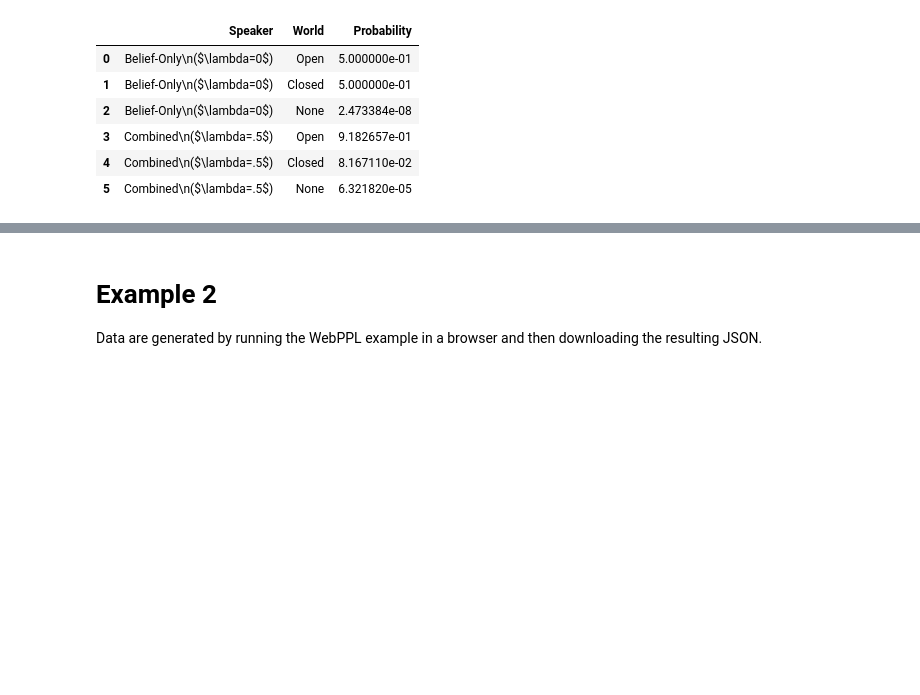
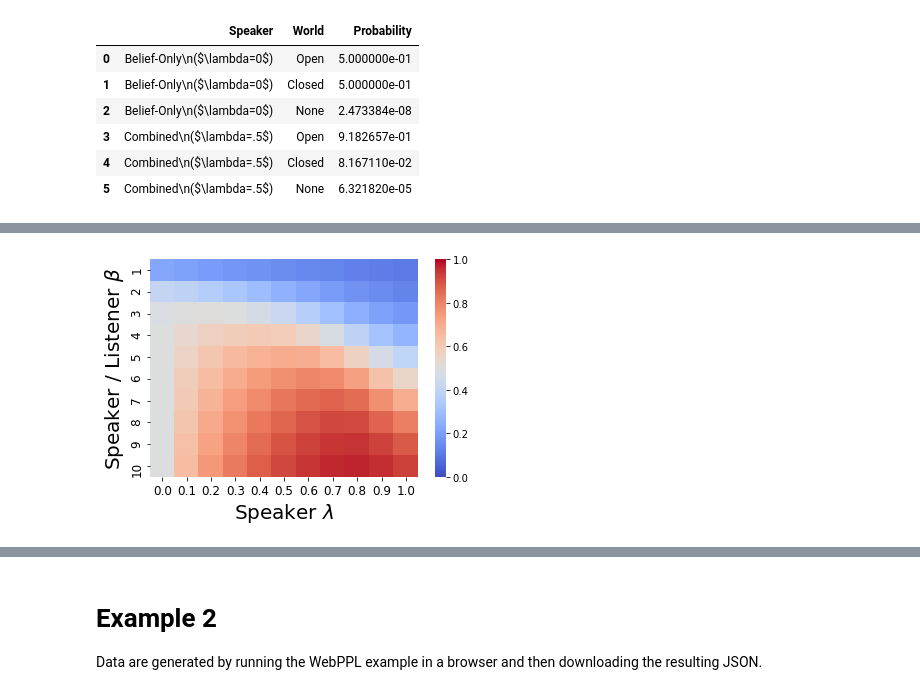
Before and after one commit to tsumers/relevance, a Jupyter notebook: simulation-analysis.ipynb, the cells around one changed output, grey strips where cells are left out. Cells and saved outputs as stored; diff of their text form; code cells hidden in the pictures; blank space fills up the shorter version.

```diff
--- a/simulation-analysis.ipynb
+++ b/simulation-analysis.ipynb
@@ -41,0 +96,14 @@ ex1_df
+# %%
+sns.heatmap(ex1_pivoted, cmap='coolwarm', vmin=0, vmax=1)
+# sns.heatmap(pivoted, cmap='gray', vmin=.5, vmax=1)
+
+# When alpha is too low, the speaker is unreliable and so prior probability that the garage is closed outweighs their utterance.
+# When lambda = 0, there is no reason to believe the garage is open vs closed.
+# Intermediate values of alpha and lambda generate the intuitive inference that the garage is likely open.
+# High values of lambda make the speaker unreliable
+
+plt.xlabel('Speaker $\lambda$', fontsize=20)
+plt.ylabel('Speaker / Listener $\\beta$', fontsize=20)
+plt.tick_params(labelsize=12)
+# %% [output]
+[figure, added]
```
Also changed, not shown: parts of 23 cells of this notebook, 3 other files.
